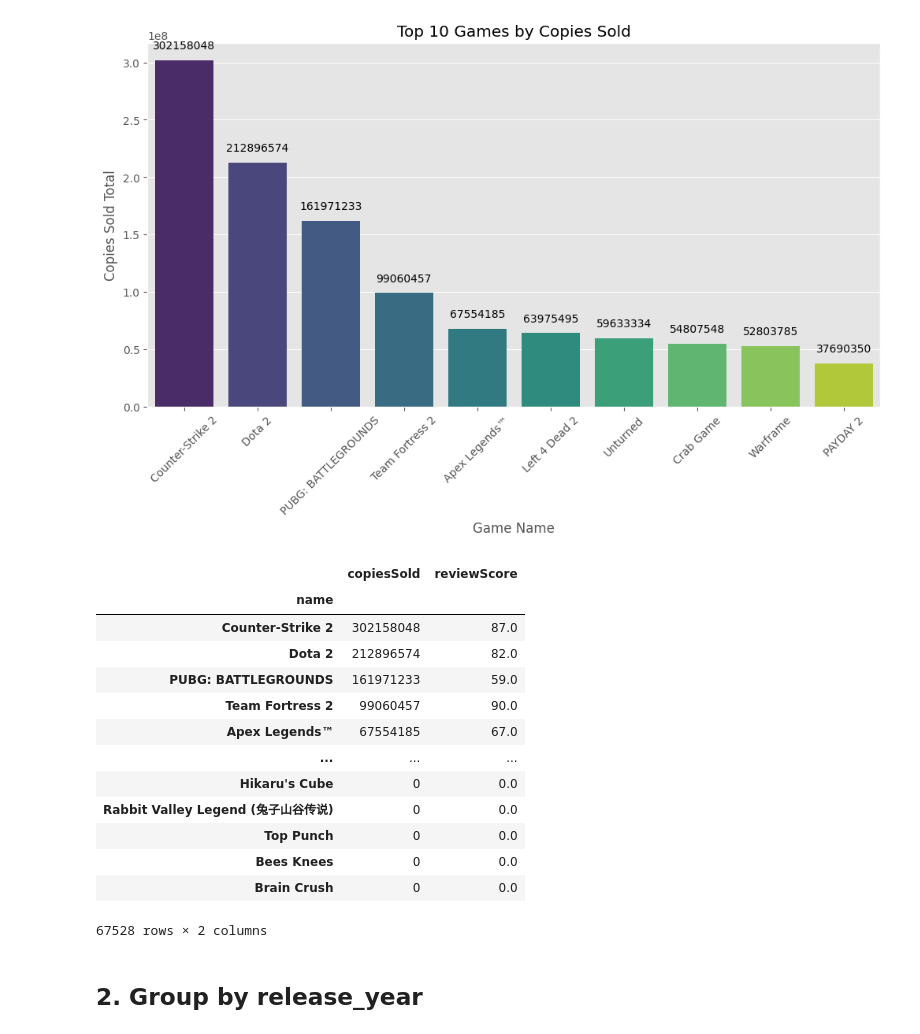
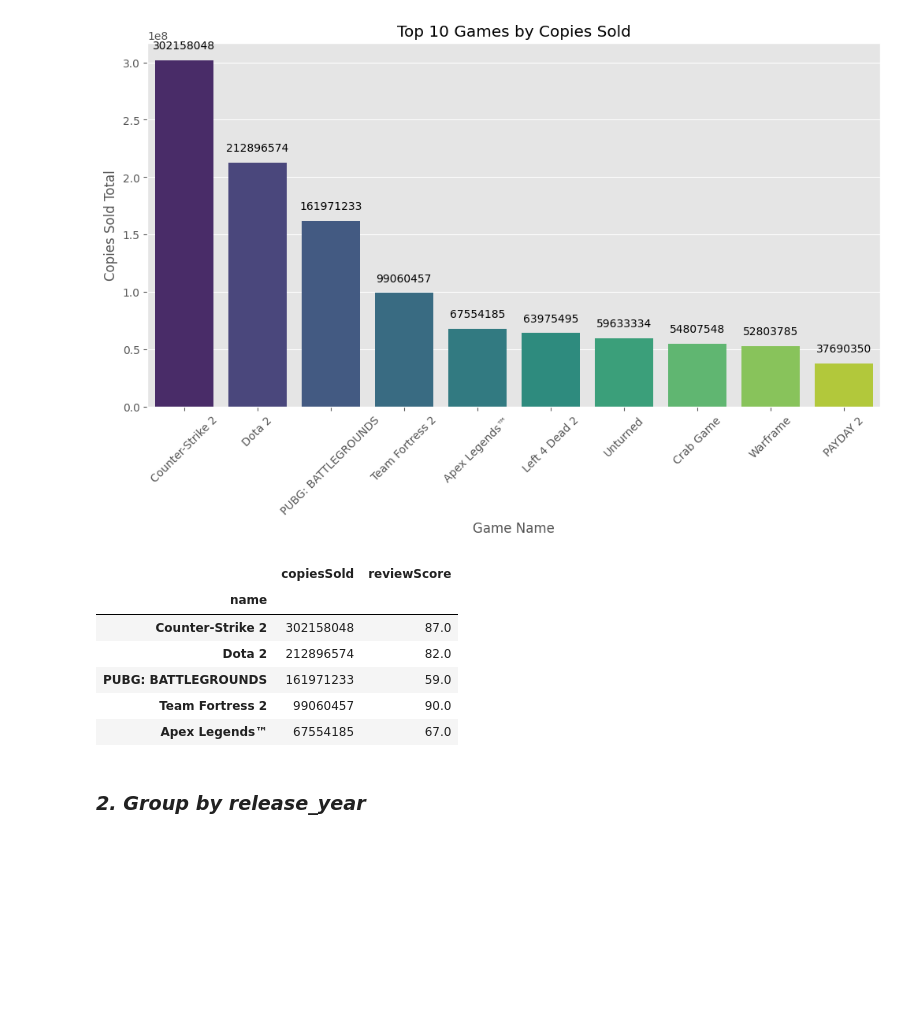
Before and after one commit to AmrMaree/Machine-Learning-Project, a Jupyter notebook: milestone1.ipynb, the cells around one changed output. Saved outputs shown, nothing was run; the diff lists cells and outputs as text; code cells hidden in the pictures; blank space fills up the shorter version.

```diff
--- a/milestone1.ipynb
+++ b/milestone1.ipynb
@@ -808,23 +758,16 @@ Passing `palette` without assigning `hue` is deprecated and will be removed in v
 # %%
 df.groupby('name').agg({
     'copiesSold': 'sum',
     'reviewScore': 'mean'
-}).sort_values('copiesSold', ascending=False)
+}).sort_values('copiesSold', ascending=False).head()
 # %% [output]
 |  | copiesSold | reviewScore |
 | name |  |  |
 | Counter-Strike 2 | 302158048 | 87.0 |
 | Dota 2 | 212896574 | 82.0 |
 | PUBG: BATTLEGROUNDS | 161971233 | 59.0 |
 | Team Fortress 2 | 99060457 | 90.0 |
 | Apex Legends™ | 67554185 | 67.0 |
-| ... | ... | ... |
-| Hikaru's Cube | 0 | 0.0 |
-| Rabbit Valley Legend (兔子山谷传说) | 0 | 0.0 |
-| Top Punch | 0 | 0.0 |
-| Bees Knees | 0 | 0.0 |
-| Brain Crush | 0 | 0.0 |
-67528 rows × 2 columns
 # %% [markdown]
-## **2. Group by release_year**
+### ***2. Group by release_year***
 # %%
```
Also changed, not shown: parts of 43 cells of this notebook.
